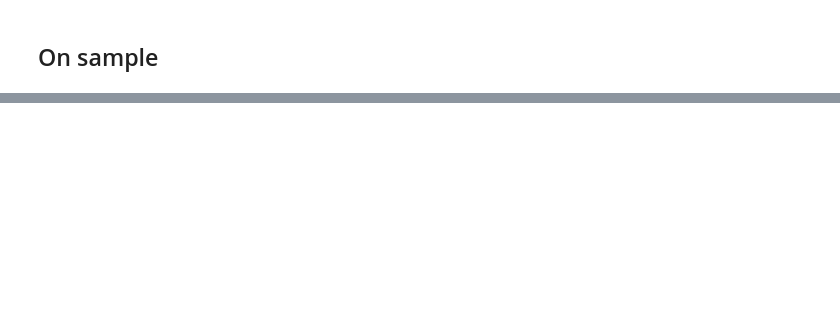
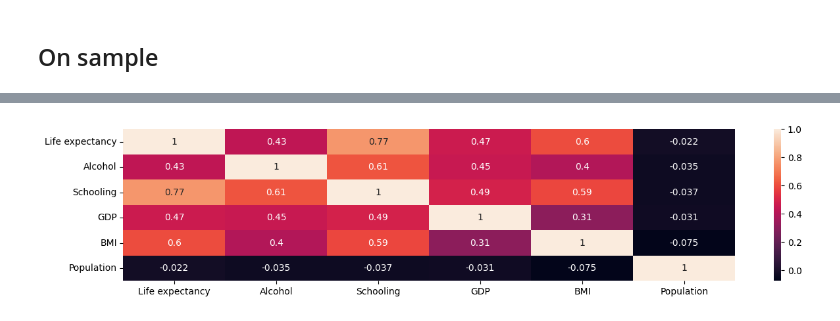
Before and after one commit to Manish-Kumar-9782/Tutorials-, a Jupyter notebook: Python DataScience/Aug 2023/Life Expectancy.ipynb, the cells around one changed output, grey strips where cells are left out. Drawn from its saved outputs; the diff is of its cells as text; code cells hidden in the pictures; blank space fills up the shorter version.

Commit message:
worked on the heatmap, outliers and summary method pivot

```diff
--- a/Python DataScience/Aug 2023/Life Expectancy.ipynb
+++ b/Python DataScience/Aug 2023/Life Expectancy.ipynb
@@ -194,0 +235,7 @@ df_2[df_2.columns[2:]].corr()
+# %%
+fig, axes = plt.subplots(figsize=(15,3))
+
+sns.heatmap(df_2[df_2.columns[2:]].corr(), ax=axes, annot=True)
+plt.show()
+# %% [output]
+[figure, added]
```
Also changed, not shown: parts of 22 cells of this notebook.
